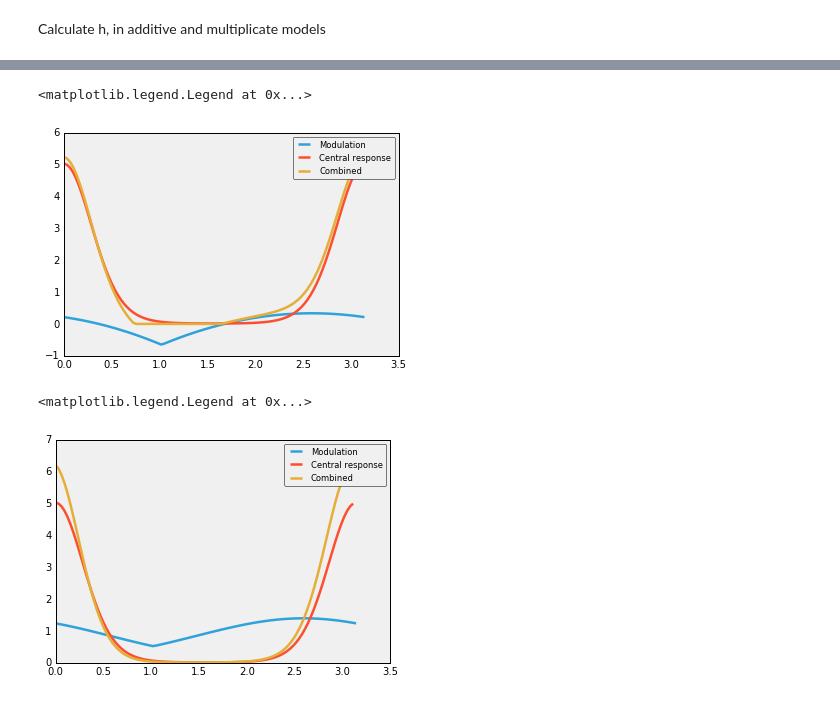
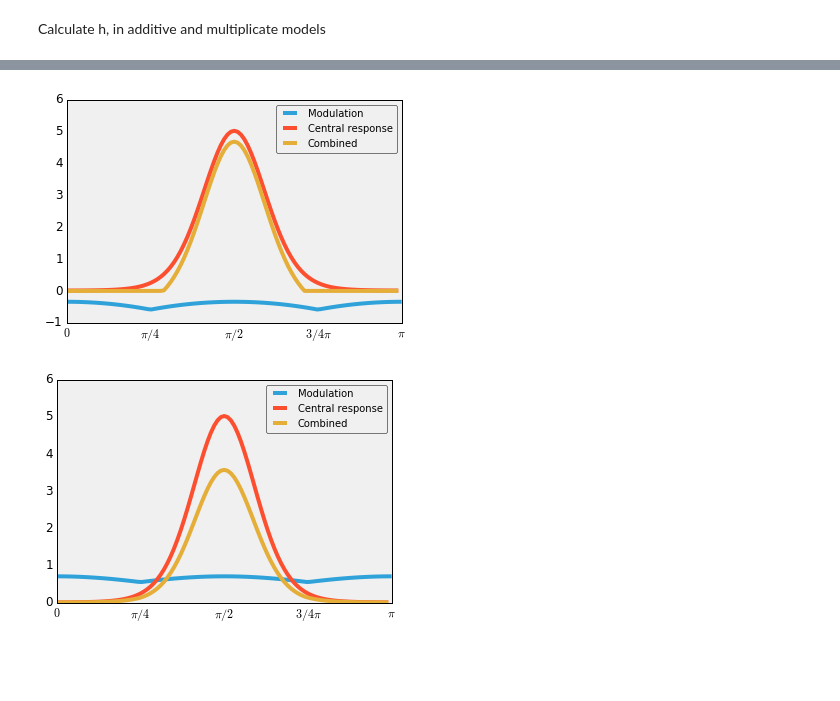
Before and after one commit to masenov/HonoursProject, a Jupyter notebook: Python/Experiments1_fig.2.ipynb, the cells around one changed output, grey strips where cells are left out. Drawn from its saved outputs; the diff is of its cells as text; code cells hidden in the pictures; blank space fills up the shorter version.

Commit message:
report

```diff
--- a/Python/Experiments1_fig.2.ipynb
+++ b/Python/Experiments1_fig.2.ipynb
@@ -35,7 +36,7 @@ center = pl.pi/2
 #center = 3*pl.pi/4
 #lanker = 3*pl.pi/4
 center = 0
-flanker = pl.pi/2 + pl.pi/10
+flanker = 0
 #center = pl.pi/2
 #flanker = pl.pi/4
 # constants for von mises function
@@ -52,8 +53,12 @@ energies = np.zeros(nn)
 # %%
 # Elastica energies between neuron with orientation 1 rad and population of 32 neurons with variable orientation from 0 to pi
 for i in range(nn):
-    energies[i] = en.E(theta[i],flanker,[1,1])
-plt.plot(theta,energies)
+    energies[i] = en.E(theta[i],flanker,[1,0])
+mpl.rcParams.update({'font.size': 12})
+plt.plot(theta,energies,linewidth=4)
 plt.xlabel('Orientation')
 plt.ylabel('Elastica energy')
+plt.xlim(0,np.pi)
+plt.xticks([0, np.pi/4, np.pi/2, 3*np.pi/4,np.pi], [r'$0$', r'$\pi/4$', r'$\pi/2$', r'$3/4\pi$', r'$\pi$'])
+plt.savefig('../Report/Pictures/experiments/exp1_fig2/el_ener'+str(round(center,1))+'_'+str(round(flanker,1))+'.png', dpi=200,bbox_inches='tight')
 # %% [output]
@@ -94,21 +104,25 @@ plt.ylabel('Response')
 # %%
 # Additive
-mod, = plt.plot(theta,modulation_ad, label='Modulation')
-cen, = plt.plot(x,y, label='Central response')
+mod, = plt.plot(theta,modulation_ad, label='Modulation',linewidth=4)
+cen, = plt.plot(x,y, label='Central response',linewidth=4)
 # Take only the positive values
-com, = plt.plot(x,(y+modulation_ad).clip(min=0), label='Combined')
+com, = plt.plot(x,(y+modulation_ad).clip(min=0), label='Combined', linewidth=4)
 
 plt.legend(handles=[mod, cen, com])
+plt.xlim(0,np.pi)
+plt.xticks([0, np.pi/4, np.pi/2, 3*np.pi/4,np.pi], [r'$0$', r'$\pi/4$', r'$\pi/2$', r'$3/4\pi$', r'$\pi$'])
+plt.savefig('../Report/Pictures/experiments/exp1_fig2/ad_comb'+str(round(center,1))+'_'+str(round(flanker,1))+'.png', dpi=200,bbox_inches='tight')
 # %% [output]
-<matplotlib.legend.Legend at 0x...>
-[figure, old version]
+[figure, new version]
 # %%
 # Multiplicative
-mod, = plt.plot(theta,modulation_mp, label='Modulation')
-cen, = plt.plot(x,y, label='Central response')
-com, = plt.plot(x,np.multiply(y,modulation_mp), label='Combined')
+mod, = plt.plot(theta,modulation_mp, label='Modulation', linewidth=4)
+cen, = plt.plot(x,y, label='Central response', linewidth=4)
+com, = plt.plot(x,np.multiply(y,modulation_mp), label='Combined', linewidth=4)
 
 plt.legend(handles=[mod, cen, com])
+plt.xlim(0,np.pi)
+plt.xticks([0, np.pi/4, np.pi/2, 3*np.pi/4,np.pi], [r'$0$', r'$\pi/4$', r'$\pi/2$', r'$3/4\pi$', r'$\pi$'])
+plt.savefig('../Report/Pictures/experiments/exp1_fig2/mul_comb'+str(round(center,1))+'_'+str(round(flanker,1))+'.png', dpi=200,bbox_inches='tight')
 # %% [output]
-<matplotlib.legend.Legend at 0x...>
-[figure, old version]
+[figure, new version]
```
Also changed, not shown: parts of 8 cells of this notebook, 31 other files.
